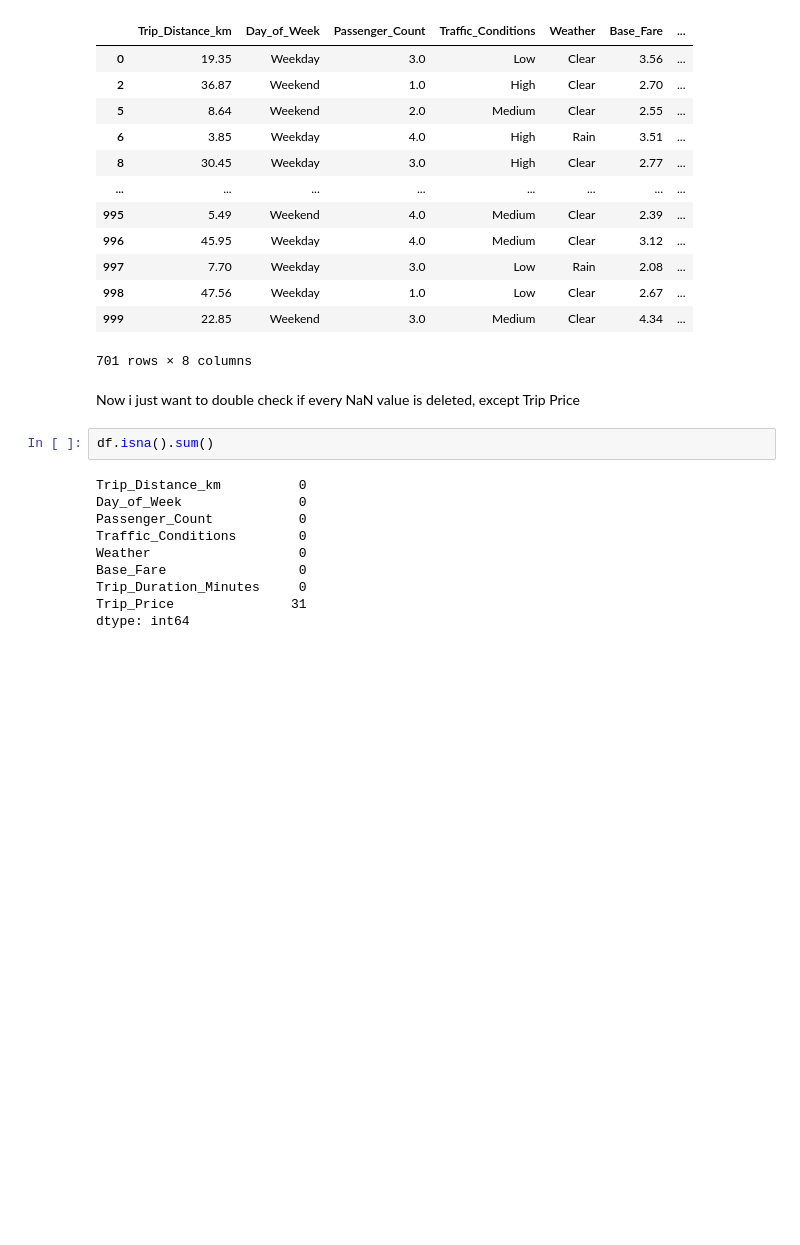
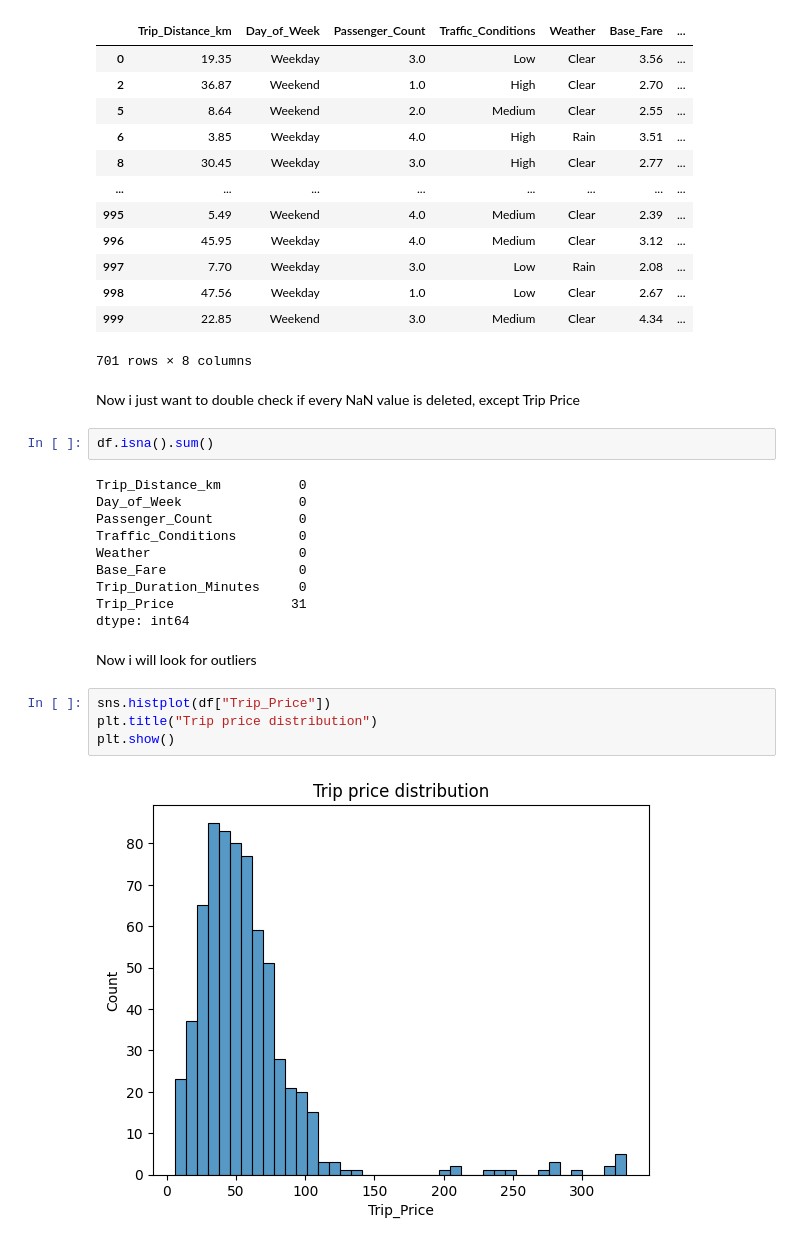
Before and after one commit to norelindkvist-debug/taxi-prediction-fullstack-nore, a Jupyter notebook: src/taxipred/model_development/eda.ipynb, the cells around one changed output. Drawn from its saved outputs; the diff is of its cells as text; blank space fills up the shorter version.

```diff
--- a/src/taxipred/model_development/eda.ipynb
+++ b/src/taxipred/model_development/eda.ipynb
@@ -191,3 +193,11 @@ Base_Fare                 0
 Trip_Duration_Minutes     0
 Trip_Price               31
 dtype: int64
+# %% [markdown]
+Now i will look for outliers
+# %%
+sns.histplot(df["Trip_Price"])
+plt.title("Trip price distribution")
+plt.show()
+# %% [output]
+[figure, added]
```
Also changed, not shown: parts of 4 cells of this notebook, 2 other files.
